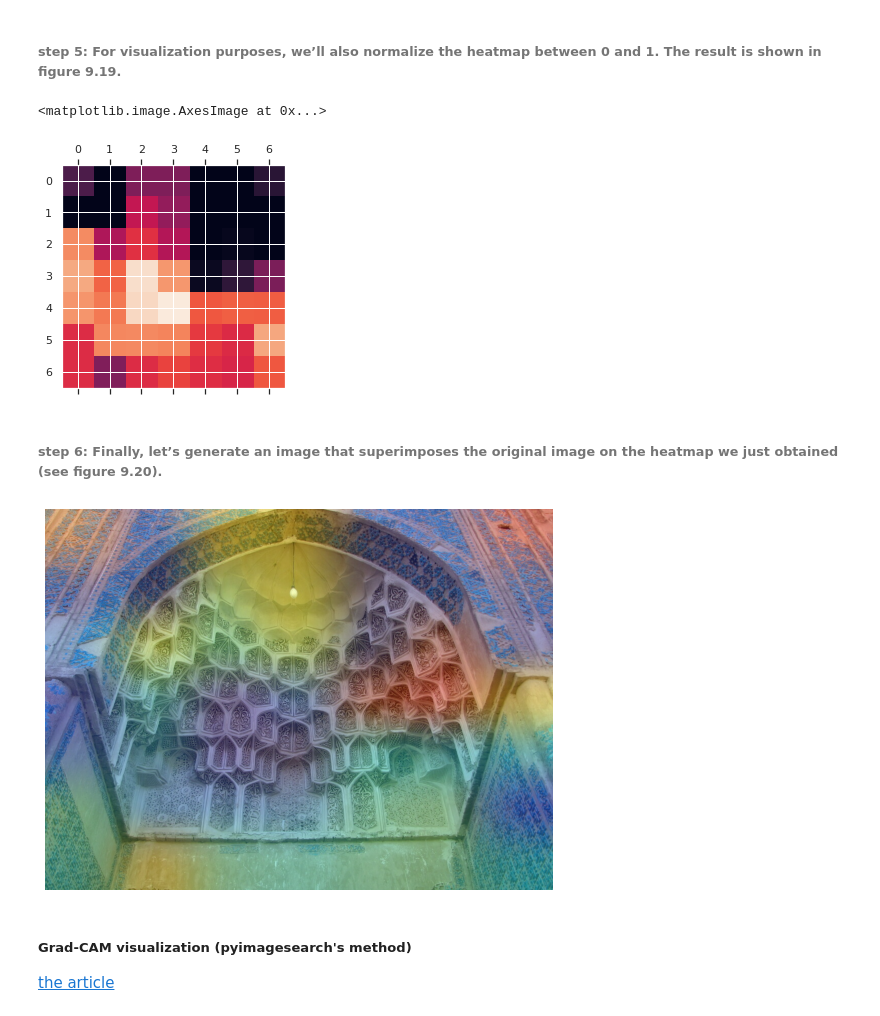
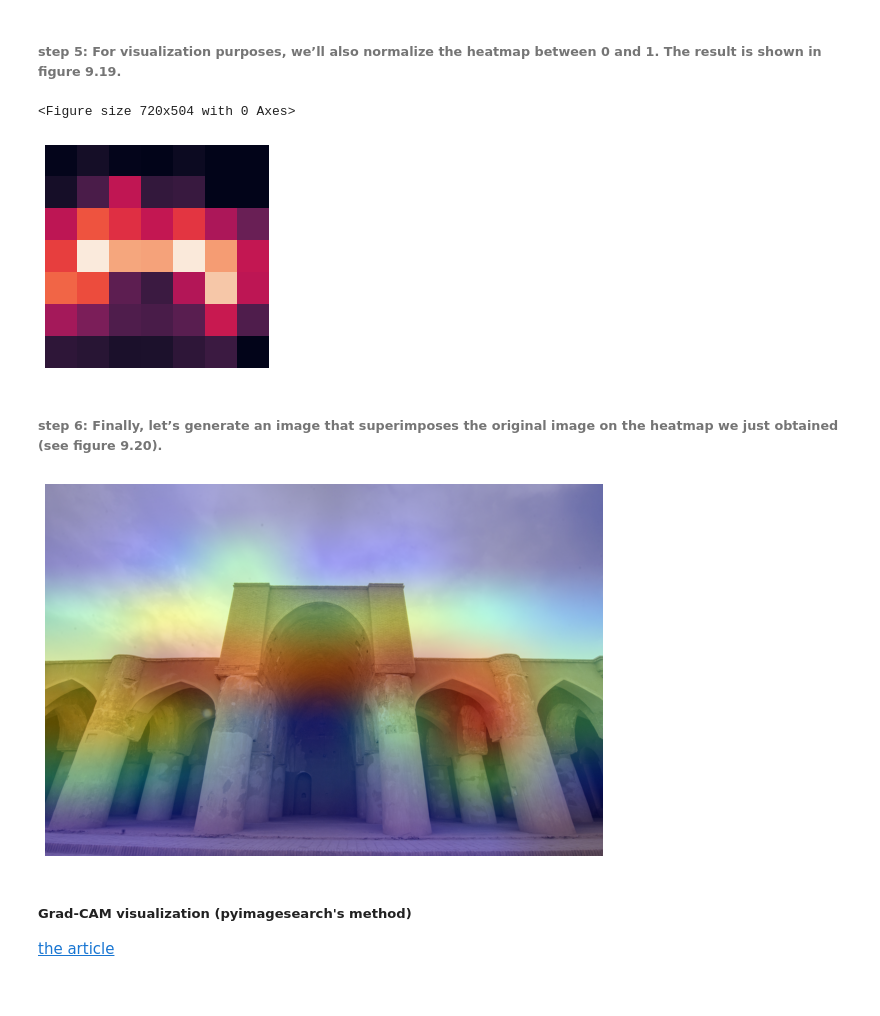
Before and after one commit to tekboart/CHB-image_classification_GradCam, a Jupyter notebook: 1. Image Classification/image_classification.ipynb, the cells around one changed output. Saved outputs shown, nothing was run; the diff lists cells and outputs as text; code cells hidden in the pictures.

```diff
--- a/1. Image Classification/image_classification.ipynb
+++ b/1. Image Classification/image_classification.ipynb
@@ -1959,8 +1974,9 @@ img_path = tf.keras.utils.get_file(
     origin="https://img-datasets.s3.amazonaws.com/elephant.jpg")
 
 # define image address
-img_path = str(pathlib.Path(
-    r'/run/media/tekboart/SP 2TB/Thesis Data/Pix/0 Model Ready Data/0 Resized (max1000x1000)/Semnan (Resized)/IMG_7968.JPG'))
+# img_path = str(pathlib.Path(r'/run/media/tekboart/SP 2TB/Thesis Data/Pix/0 Model Ready Data/0 Resized (max1000x1000)/Semnan (Resized)/IMG_7968.JPG'))
+img_path = str(pathlib.Path(r'/run/media/tekboart/SP 2TB/Thesis Data/Pix/0 Model Ready Data/0 Resized (max1000x1000)/Semnan (Resized)/DSC_0545.JPG'))
+
 # img_path = r'F:\Thesis Data\Pix\0 Model Ready Data\0 Resized (max1000x1000)\ME (Resized)\emamzade_ghasem 105.jpg'
 
 
@@ -1972,11 +1988,15 @@ def get_img_array(img_path, target_size):
     # Add a dimension to transform the array into a batch of size (1, 299, 299, 3).
     array = np.expand_dims(array, axis=0)
     # Preprocess the batch (this does channel-wise color normalization).
-    array = tf.keras.applications.xception.preprocess_input(array)
+    array = preprocess_input(array)  # make this a parameter (just like that of tl_model_builder)
     return array
 
 img_array = get_img_array(img_path, target_size=resize_shape)
+
+
+plt.figure(figsize=(10, 7))
 # convert [1, 1] --> [0, 255]
-plt.imshow(((img_array[0]+1)*127.5).astype('uint8'))
+plt.imshow(plt.imread(img_path))
+plt.axis('off')
 plt.show()
 # %% [output]
@@ -1984,10 +2004,11 @@ plt.show()
 # %% [markdown]
 ###### step 1: First, we create a model that maps the input image to the activations of the last convolutional layer
 # %%
-# Setting up a model that returns the last convolutional output
+# Setting up a model that returns the last convolutional output (feature extraction)
 pretrained_model_inside = model.get_layer('pretrained_model')
 last_conv_layer_name = 'Conv_1'
-last_conv_layer = pretrained_model_inside.get_layer(last_conv_layer_name)
+# last_conv_layer = pretrained_model_inside.get_layer(last_conv_layer_name)
+last_conv_layer = pretrained_model_inside.layers[-1]
 
 # last_conv_layer_model = tf.keras.Model(model.inputs, last_conv_layer.output)
 last_conv_layer_model = tf.keras.Model(pretrained_model_inside.inputs, last_conv_layer.output)
@@ -1998,10 +2019,16 @@ last_conv_layer_model = tf.keras.Model(pretrained_model_inside.inputs, last_conv
 classifier_input = tf.keras.Input(shape=last_conv_layer.output.shape[1:])
 x = classifier_input
 
-# classifier_layer_names = ['output_layer']
-classifier_layer_names = ['global_avg_pool', 'FC1', 'output_layer']
-for layer_name in classifier_layer_names:
-    x = model.get_layer(layer_name)(x)
+# # method 1: using layers' names (not so good as need to annotate all layers after the pretrained_model place)
+# # classifier_layer_names = ['output_layer']
+# classifier_layer_names = ['global_avg_pool', 'FC1', 'output_layer']
+# for layer_name in classifier_layer_names:
+#     x = model.get_layer(layer_name)(x)
+
+# method 2: using layers' indices (jus need to give the range of indices of layers after the pretrained_model place)
+classifier_layer_indices = range(-6, 0)
+for layer_index in classifier_layer_indices:
+    x = model.layers[layer_index](x)
 
 classifier_model = tf.keras.Model(classifier_input, x)
 # %% [markdown]
@@ -2040,10 +2067,14 @@ heatmap = np.mean(last_conv_layer_output, axis=-1)
 # Heatmap post-processing: to plot a Standalone class activation heatmap
 heatmap = np.maximum(heatmap, 0)
 heatmap /= np.max(heatmap)
+
+plt.figure(figsize=(10, 7))
 plt.matshow(heatmap)
+plt.axis('off')
+plt.show()
 # %% [output]
-<matplotlib.image.AxesImage at 0x...>
+<Figure size 720x504 with 0 Axes>
-[figure, old version]
+[figure, new version]
 # %% [markdown]
 ###### step 6: Finally, let’s generate an image that superimposes the original image on the heatmap we just obtained (see figure 9.20).
 # %%
@@ -2051,35 +2082,35 @@ import matplotlib.cm as cm
 
 # Load the original image
 img = tf.keras.utils.load_img(img_path)
 img = tf.keras.utils.img_to_array(img)
 
 # Rescale the heatmap to the range 0–255
 heatmap = np.uint8(255 * heatmap)
 
 # Use the "jet" colormap to recolorize the heatmap.
 jet = cm.get_cmap("jet")
 jet_colors = jet(np.arange(256))[:, :3]
 jet_heatmap = jet_colors[heatmap]
 
 # Create an image that contains the recolorized heatmap
 jet_heatmap = tf.keras.utils.array_to_img(jet_heatmap)
 jet_heatmap = jet_heatmap.resize((img.shape[1], img.shape[0]))
 jet_heatmap = tf.keras.utils.img_to_array(jet_heatmap)
 
 # Superimpose the heatmap and the original image, with the heatmap at 40% opacity
-superimposed_img = jet_heatmap * 0.4 + img
+superimposed_img = jet_heatmap * 0.5 + img
 superimposed_img = tf.keras.utils.array_to_img(superimposed_img)
 
 # Save the superimposed image.
 save_path = "Grad_CAM outputs/" + img_path.split(os.sep)[-1]
 superimposed_img.save(save_path)
 
 plt.figure(figsize=(10, 7))
 plt.imshow(superimposed_img)
 plt.axis('off')
 plt.show()
 # %% [output]
-[figure, old version]
+[figure, new version]
 # %% [markdown]
 ##### Grad-CAM visualization (pyimagesearch's method)
 <a href="https://pyimagesearch.com/2020/03/09/grad-cam-visualize-class-activation-maps-with-keras-tensorflow-and-deep-learning/">the article</a>
```
Also changed, not shown: parts of 6 cells of this notebook.
